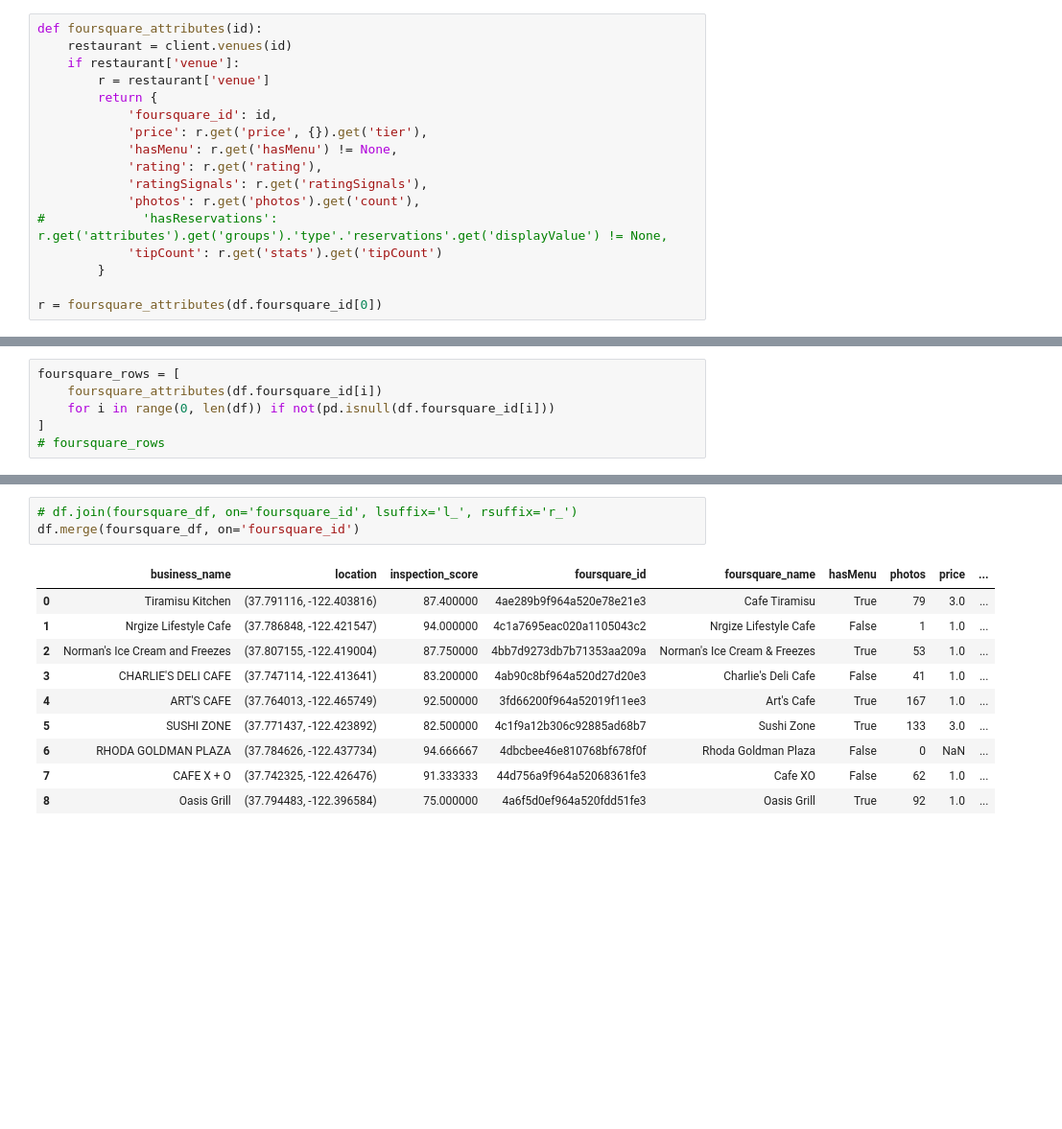
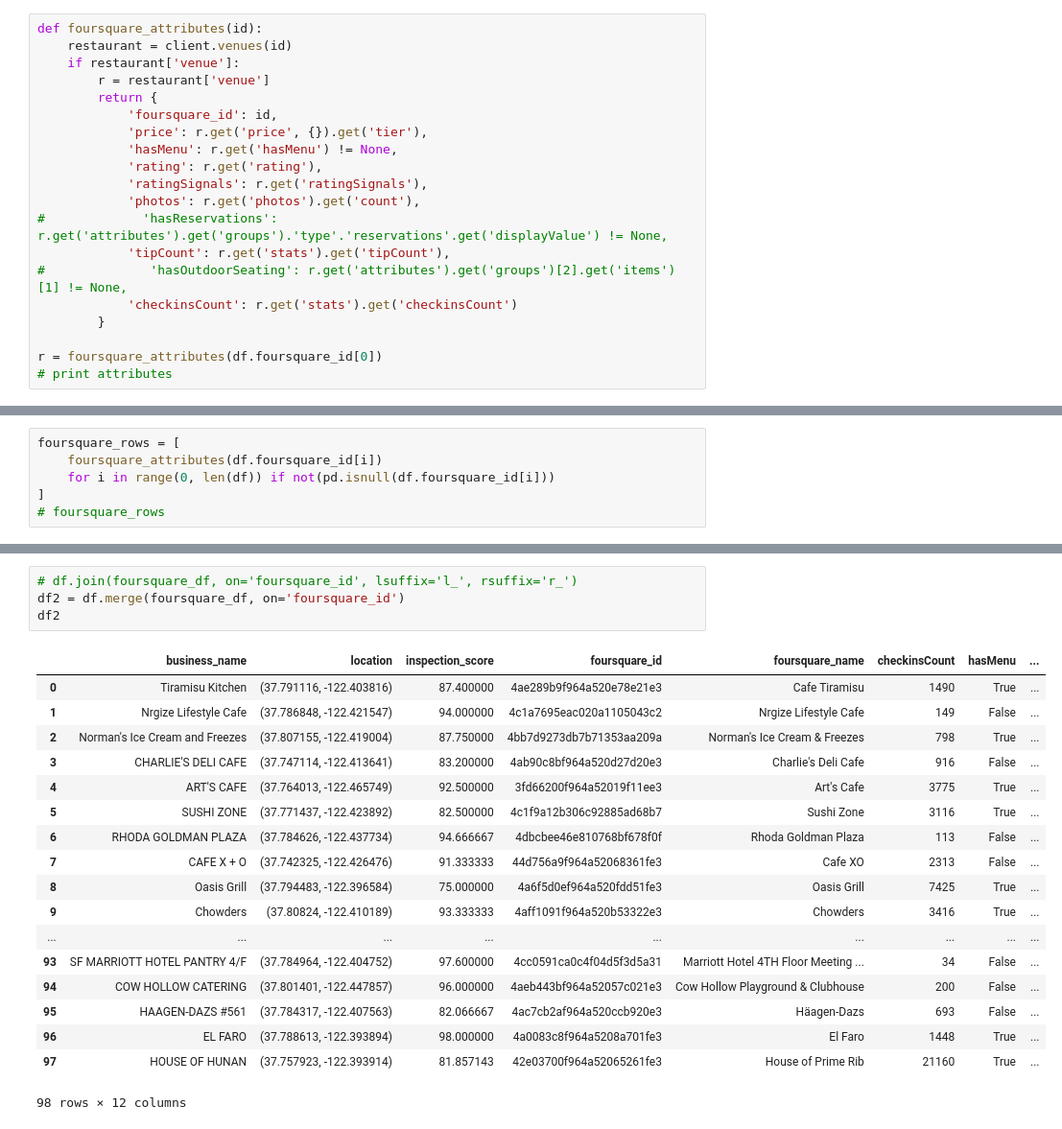
Before and after one commit to manulohiya/checkin-predictor, a Jupyter notebook: notebooks/checkin_predictor_part2.ipynb, the cells around one changed output, grey strips where cells are left out. Shown at 96% size. Drawn from its saved outputs; the diff is of its cells as text; blank space fills up the shorter version.

```diff
--- a/notebooks/checkin_predictor_part2.ipynb
+++ b/notebooks/checkin_predictor_part2.ipynb
@@ -57,10 +56,13 @@ def foursquare_attributes(id):
             'ratingSignals': r.get('ratingSignals'),
             'photos': r.get('photos').get('count'),
 #             'hasReservations': r.get('attributes').get('groups').'type'.'reservations'.get('displayValue') != None,
-            'tipCount': r.get('stats').get('tipCount')
+            'tipCount': r.get('stats').get('tipCount'),
+#              'hasOutdoorSeating': r.get('attributes').get('groups')[2].get('items')[1] != None,
+            'checkinsCount': r.get('stats').get('checkinsCount')
         }
 
 r = foursquare_attributes(df.foursquare_id[0])
+# print attributes
 # %%
 {}.get('a')
 # %%
@@ -86,14 +96,23 @@ foursquare_df
 # %%
 # df.join(foursquare_df, on='foursquare_id', lsuffix='l_', rsuffix='r_')
-df.merge(foursquare_df, on='foursquare_id')
+df2 = df.merge(foursquare_df, on='foursquare_id')
+df2
 # %% [output]
-|  | business_name | location | inspection_score | foursquare_id | foursquare_name | hasMenu | photos | price | ... |
-| 0 | Tiramisu Kitchen | (37.791116, -122.403816) | 87.400000 | 4ae289b9f964a520e78e21e3 | Cafe Tiramisu | True | 79 | 3.0 | ... |
-| 1 | Nrgize Lifestyle Cafe | (37.786848, -122.421547) | 94.000000 | 4c1a7695eac020a1105043c2 | Nrgize Lifestyle Cafe | False | 1 | 1.0 | ... |
-| 2 | Norman's Ice Cream and Freezes | (37.807155, -122.419004) | 87.750000 | 4bb7d9273db7b71353aa209a | Norman's Ice Cream & Freezes | True | 53 | 1.0 | ... |
-| 3 | CHARLIE'S DELI CAFE | (37.747114, -122.413641) | 83.200000 | 4ab90c8bf964a520d27d20e3 | Charlie's Deli Cafe | False | 41 | 1.0 | ... |
-| 4 | ART'S CAFE | (37.764013, -122.465749) | 92.500000 | 3fd66200f964a52019f11ee3 | Art's Cafe | True | 167 | 1.0 | ... |
-| 5 | SUSHI ZONE | (37.771437, -122.423892) | 82.500000 | 4c1f9a12b306c92885ad68b7 | Sushi Zone | True | 133 | 3.0 | ... |
-| 6 | RHODA GOLDMAN PLAZA | (37.784626, -122.437734) | 94.666667 | 4dbcbee46e810768bf678f0f | Rhoda Goldman Plaza | False | 0 | NaN | ... |
-| 7 | CAFE X + O | (37.742325, -122.426476) | 91.333333 | 44d756a9f964a52068361fe3 | Cafe XO | False | 62 | 1.0 | ... |
-| 8 | Oasis Grill | (37.794483, -122.396584) | 75.000000 | 4a6f5d0ef964a520fdd51fe3 | Oasis Grill | True | 92 | 1.0 | ... |
+|  | business_name | location | inspection_score | foursquare_id | foursquare_name | checkinsCount | hasMenu | ... |
+| 0 | Tiramisu Kitchen | (37.791116, -122.403816) | 87.400000 | 4ae289b9f964a520e78e21e3 | Cafe Tiramisu | 1490 | True | ... |
+| 1 | Nrgize Lifestyle Cafe | (37.786848, -122.421547) | 94.000000 | 4c1a7695eac020a1105043c2 | Nrgize Lifestyle Cafe | 149 | False | ... |
+| 2 | Norman's Ice Cream and Freezes | (37.807155, -122.419004) | 87.750000 | 4bb7d9273db7b71353aa209a | Norman's Ice Cream & Freezes | 798 | True | ... |
+| 3 | CHARLIE'S DELI CAFE | (37.747114, -122.413641) | 83.200000 | 4ab90c8bf964a520d27d20e3 | Charlie's Deli Cafe | 916 | False | ... |
+| 4 | ART'S CAFE | (37.764013, -122.465749) | 92.500000 | 3fd66200f964a52019f11ee3 | Art's Cafe | 3775 | True | ... |
+| 5 | SUSHI ZONE | (37.771437, -122.423892) | 82.500000 | 4c1f9a12b306c92885ad68b7 | Sushi Zone | 3116 | True | ... |
+| 6 | RHODA GOLDMAN PLAZA | (37.784626, -122.437734) | 94.666667 | 4dbcbee46e810768bf678f0f | Rhoda Goldman Plaza | 113 | False | ... |
+| 7 | CAFE X + O | (37.742325, -122.426476) | 91.333333 | 44d756a9f964a52068361fe3 | Cafe XO | 2313 | False | ... |
+| 8 | Oasis Grill | (37.794483, -122.396584) | 75.000000 | 4a6f5d0ef964a520fdd51fe3 | Oasis Grill | 7425 | True | ... |
+| 9 | Chowders | (37.80824, -122.410189) | 93.333333 | 4aff1091f964a520b53322e3 | Chowders | 3416 | True | ... |
+| ... | ... | ... | ... | ... | ... | ... | ... | ... |
+| 93 | SF MARRIOTT HOTEL PANTRY 4/F | (37.784964, -122.404752) | 97.600000 | 4cc0591ca0c4f04d5f3d5a31 | Marriott Hotel 4TH Floor Meeting ... | 34 | False | ... |
+| 94 | COW HOLLOW CATERING | (37.801401, -122.447857) | 96.000000 | 4aeb443bf964a52057c021e3 | Cow Hollow Playground & Clubhouse | 200 | False | ... |
+| 95 | HAAGEN-DAZS #561 | (37.784317, -122.407563) | 82.066667 | 4ac7cb2af964a520ccb920e3 | Häagen-Dazs | 693 | False | ... |
+| 96 | EL FARO | (37.788613, -122.393894) | 98.000000 | 4a0083c8f964a5208a701fe3 | El Faro | 1448 | True | ... |
+| 97 | HOUSE OF HUNAN | (37.757923, -122.393914) | 81.857143 | 42e03700f964a52065261fe3 | House of Prime Rib | 21160 | True | ... |
+98 rows × 12 columns
```
Also changed, not shown: parts of 6 cells of this notebook, 3 other files.
